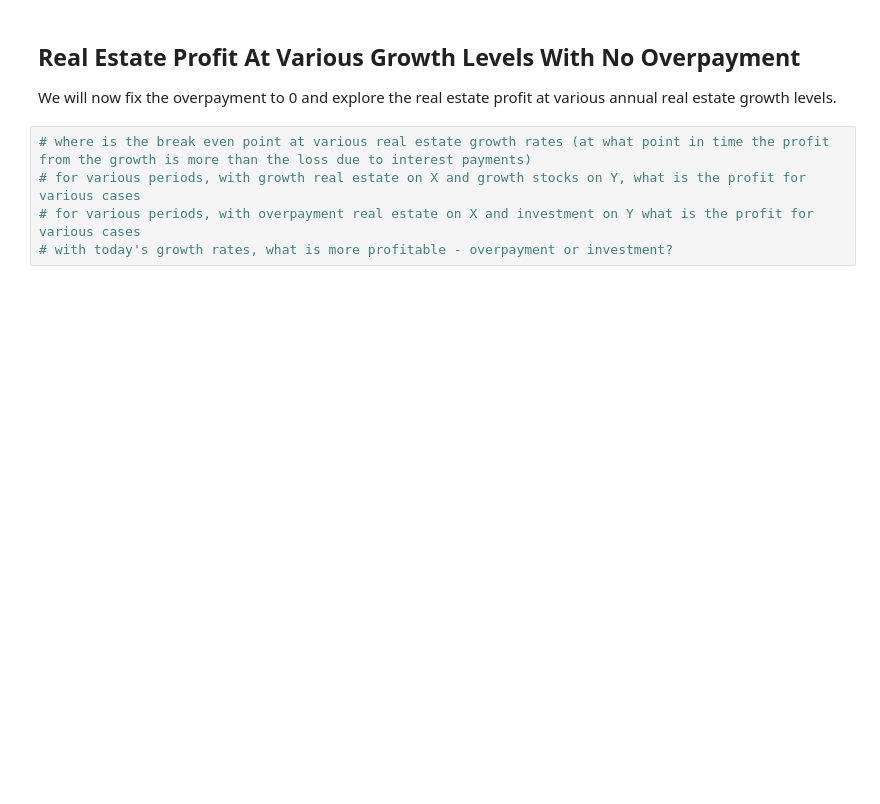
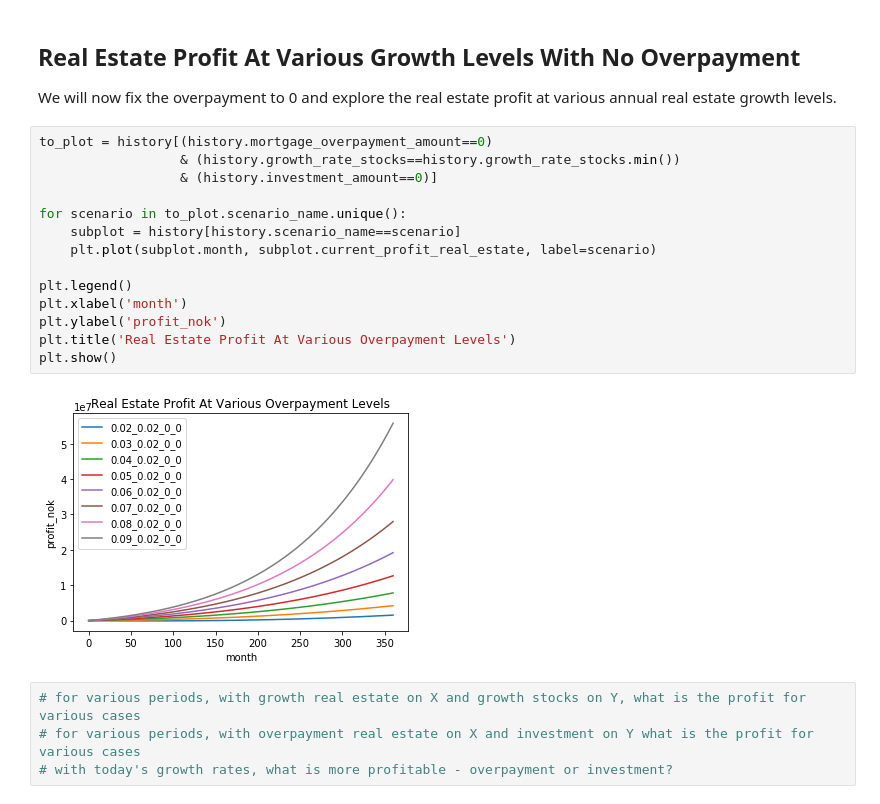
Before and after one commit to rossrco/real_estate_sim, a Jupyter notebook: analysis.ipynb, the cells around one changed output. Drawn from its saved outputs; the diff is of its cells as text; blank space fills up the shorter version.

Commit message:
plot real estate profit at various growth rates

```diff
--- a/analysis.ipynb
+++ b/analysis.ipynb
@@ -60,8 +60,23 @@ plt.show()
 # %% [markdown]
 ## Real Estate Profit At Various Growth Levels With No Overpayment
 We will now fix the overpayment to 0 and explore the real estate profit at various annual real estate growth levels.
+# %%
+to_plot = history[(history.mortgage_overpayment_amount==0)
+                  & (history.growth_rate_stocks==history.growth_rate_stocks.min())
+                  & (history.investment_amount==0)]
+
+for scenario in to_plot.scenario_name.unique():
+    subplot = history[history.scenario_name==scenario]
+    plt.plot(subplot.month, subplot.current_profit_real_estate, label=scenario)
+
+plt.legend()
+plt.xlabel('month')
+plt.ylabel('profit_nok')
+plt.title('Real Estate Profit At Various Overpayment Levels')
+plt.show()
+# %% [output]
+[figure, added]
 # %%
-# where is the break even point at various real estate growth rates (at what point in time the profit from the growth is more than the loss due to interest payments)
 # for various periods, with growth real estate on X and growth stocks on Y, what is the profit for various cases
 # for various periods, with overpayment real estate on X and investment on Y what is the profit for various cases
 # with today's growth rates, what is more profitable - overpayment or investment?
```
